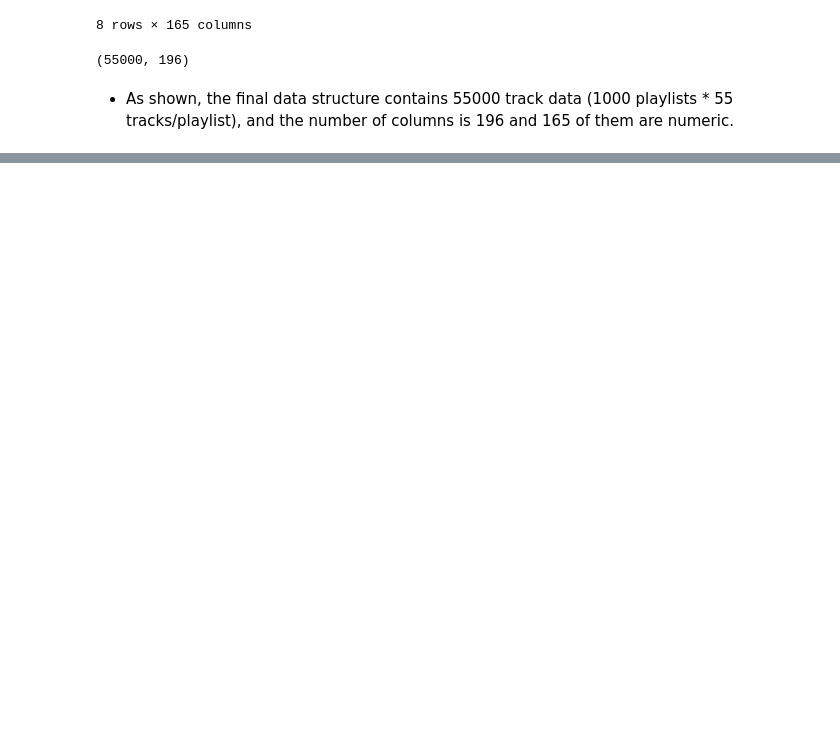
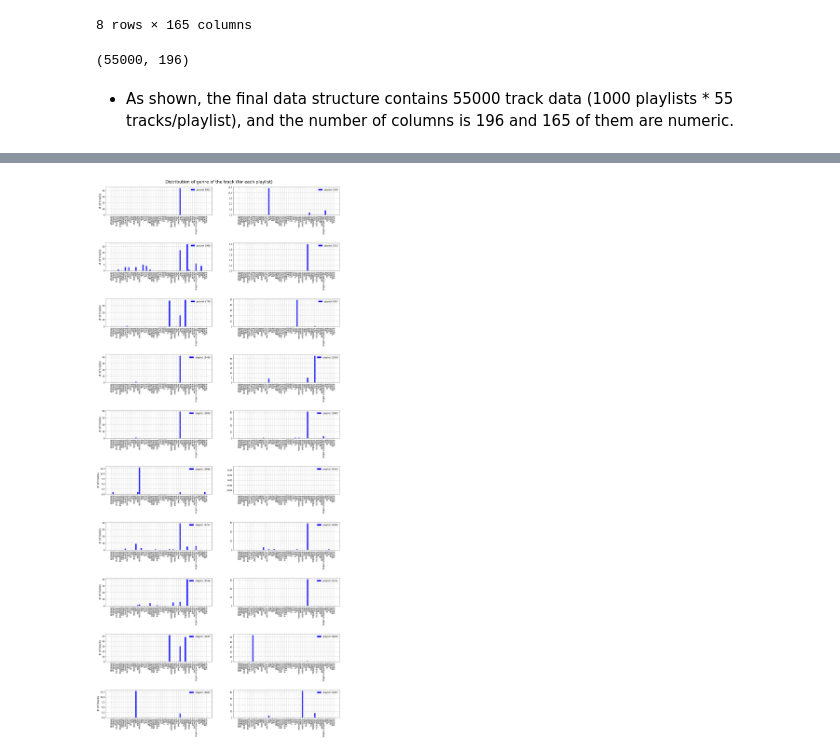
Before and after one commit to slee25/AC209A_SpotifyGroup30, a Jupyter notebook: notebooks/Data_Collection_EDA.ipynb, the cells around one changed output, grey strips where cells are left out. Saved outputs shown, nothing was run; the diff lists cells and outputs as text; code cells hidden in the pictures; blank space fills up the shorter version.

```diff
--- a/notebooks/Data_Collection_EDA.ipynb
+++ b/notebooks/Data_Collection_EDA.ipynb
@@ -743,0 +848,33 @@ display(playlists_df_full_part3.shape)
+# %%
+fig, ax = plt.subplots(10, 2, figsize = (30, 70))
+plt.subplots_adjust(hspace = 1.0)
+
+ind = np.arange(len(nonzero_genre))
+width = 0.7
+
+cnt = 0
+for pid in playlists_df_full_section3_4.groupby('pid').sum()[nonzero_genre].index[:20]:
+
+    ax_temp = ax[cnt//2, cnt%2]
+    ax_temp.bar(ind, playlists_df_full_section3_4.groupby('pid').sum()[nonzero_genre].loc[pid].values,
+           width, color='b', label = 'playlist ' + str(pid))
+
+    ax_temp.tick_params(labelsize = 15)
+    ax_temp.tick_params(axis='x', rotation = 90)
+    if cnt == len(nonzero_genre)-1:
+        ax_temp.set_xticks(ind)
+
+    # Make labels
+    if cnt%2 == 0:
+        ax_temp.set_ylabel('# of tracks',fontsize=20)
+    ax_temp.set_xticks(ind)
+    ax_temp.set_xticklabels(nonzero_genre, fontsize=3)
+
+    ax_temp.legend(fontsize=15)
+    ax_temp.grid(True, lw =  1.5, ls = '--', alpha = 0.75)
+
+    cnt += 1
+
+fig.suptitle('Distribution of genre of the track (for each playlist)', fontsize=30, y = 0.89);
+# %% [output]
+[figure, added]
```
Also changed, not shown: parts of 37 cells of this notebook, 8 other files.
